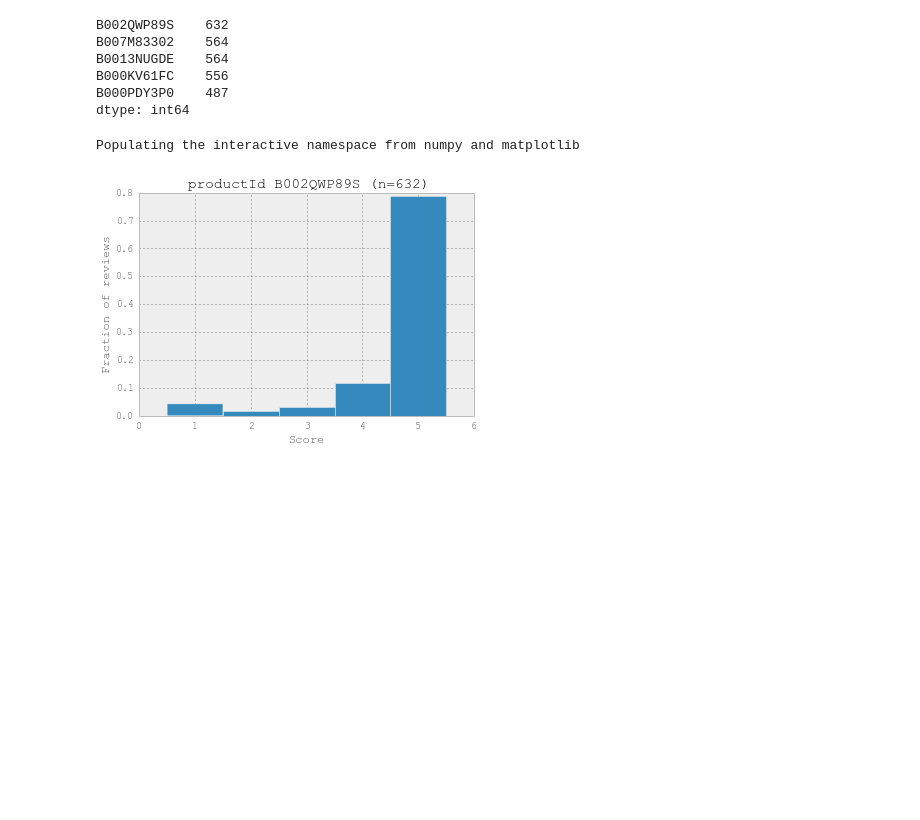
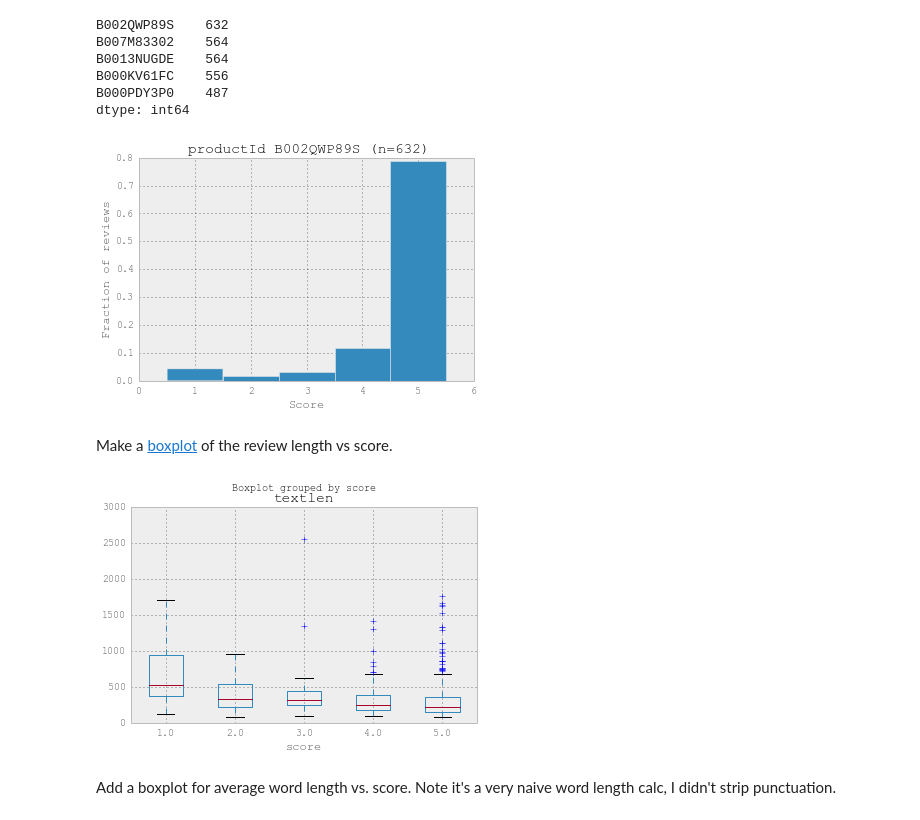
Before and after one commit to gitpaulsmith/Reviews, a Jupyter notebook: SimpleHist.ipynb, the cells around one changed output. Cells and saved outputs as stored; diff of their text form; code cells hidden in the pictures; blank space fills up the shorter version.

Commit message:
added a couple boxplots

```diff
--- a/SimpleHist.ipynb
+++ b/SimpleHist.ipynb
@@ -1,6 +1,11 @@
 # %%
+import pylab as pl
+import numpy as np
+%pylab inline
 import pandas as pd
+pd.options.display.mpl_style = 'default'
+
 fn = 'foods.csv'
 f = open(fn,'r')
-df = pd.io.parsers.read_table(f, '\t!\t')
+df = pd.io.parsers.read_table(f, '\t!\t',engine='python')
 f.close()
@@ -25,11 +34,6 @@ B000KV61FC    556
 B000PDY3P0    487
 dtype: int64
 # %%
-import pylab as pl
-import numpy as np
-%pylab inline
-
-pd.options.display.mpl_style = 'default'
 pl.figure()
 df[df['productId']==prod_mostrevs]['score'].hist(bins=0.5+np.arange(6),normed=True)
 pl.xlabel('Score')
@@ -38,5 +42,22 @@ tstr = 'productId ' + prod_mostrevs + ' (n=%u)' % prodcnts[0]
 pl.title(tstr)
 pl.savefig('MostReviewedProductScore.png',dpi=300)
 # %% [output]
-Populating the interactive namespace from numpy and matplotlib
 [figure]
+# %% [markdown]
+Make a <a href="http://en.wikipedia.org/wiki/Box_plot">boxplot</a> of the review length vs score.
+# %%
+#There's at least one None object in the text column, this causes regular len to fail.
+def safelen(x):
+    try:
+        return len(x)
+    except:
+        return 0
+df['textlen'] = df['text'].apply(safelen)
+# %%
+ix = df['productId']==prod_mostrevs
+bp = df[ix].boxplot(column = 'textlen', by='score')
+pl.savefig('MostReviewedProduct-TextlenBoxplot.png',dpi=300)
+# %% [output]
+[figure, added]
+# %% [markdown]
+Add a boxplot for average word length vs. score.  Note it's a very naive word length calc, I didn't strip punctuation.
```
Also changed, not shown: parts of 3 cells of this notebook.
